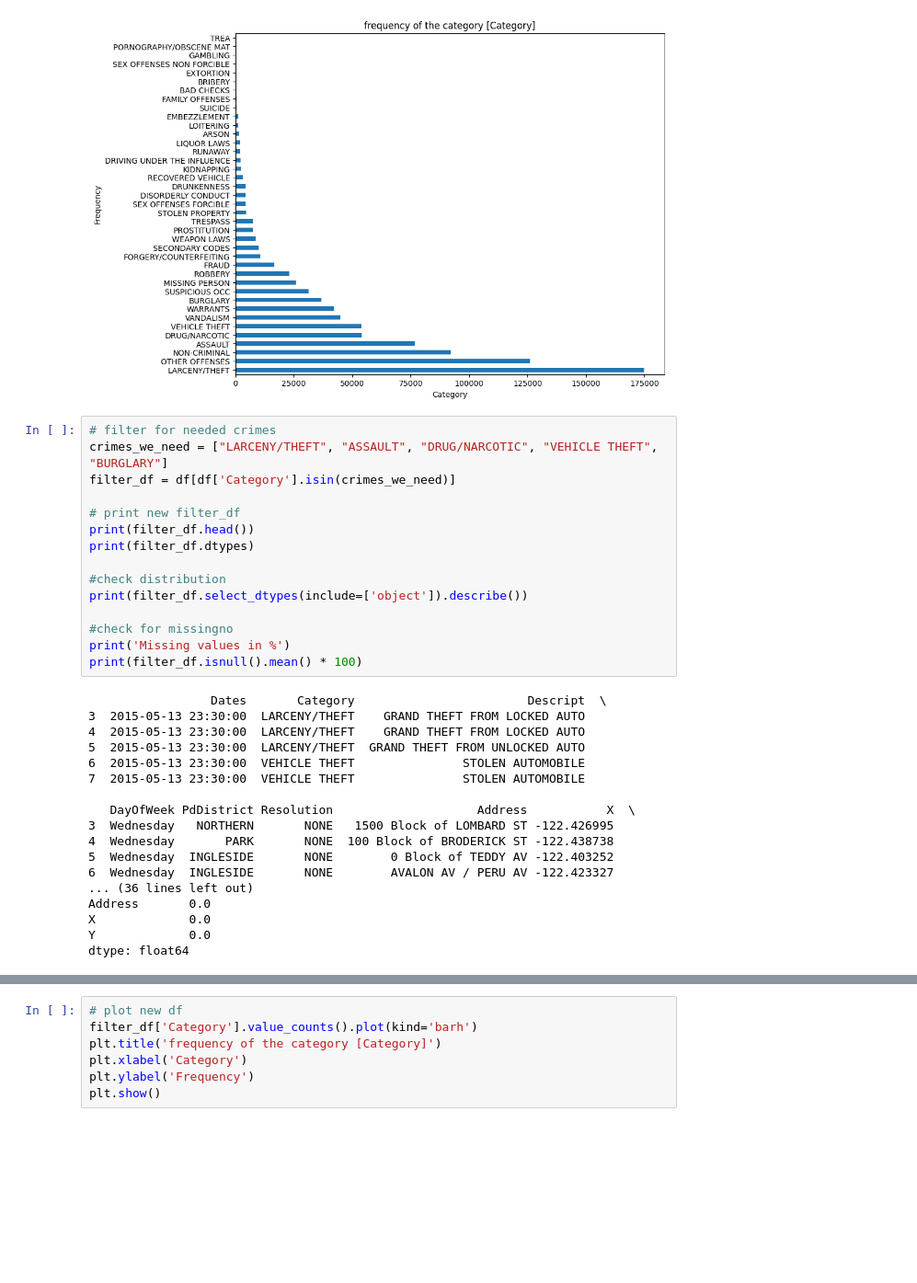
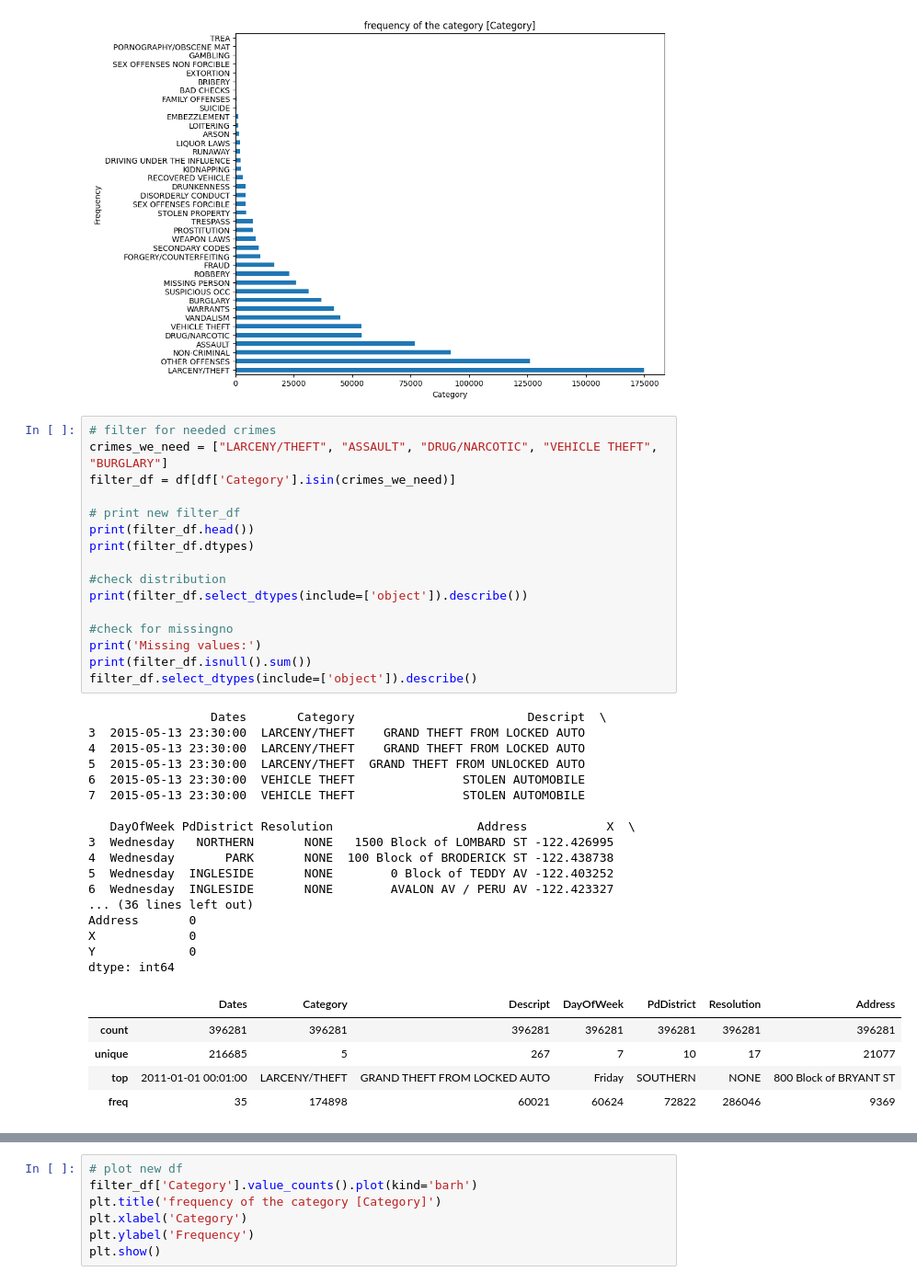
Before and after one commit to HassanAlhawari1998/SF-CrimePredict, a Jupyter notebook: Data_Preprocessing.ipynb, the cells around one changed output, grey strips where cells are left out. Shown: that part at 92% size. Cells and saved outputs as stored; diff of their text form; blank space fills up the shorter version.

```diff
--- a/Data_Preprocessing.ipynb
+++ b/Data_Preprocessing.ipynb
@@ -95,33 +95,39 @@ plt.show()
 # %%
 # filter for needed crimes
 crimes_we_need = ["LARCENY/THEFT", "ASSAULT", "DRUG/NARCOTIC", "VEHICLE THEFT", "BURGLARY"]
 filter_df = df[df['Category'].isin(crimes_we_need)]
 
 # print new filter_df
 print(filter_df.head())
 print(filter_df.dtypes)
 
 #check distribution
 print(filter_df.select_dtypes(include=['object']).describe())
 
 #check for missingno
-print('Missing values in %')
-print(filter_df.isnull().mean() * 100)
+print('Missing values:')
+print(filter_df.isnull().sum())
+filter_df.select_dtypes(include=['object']).describe()
 # %% [output]
                  Dates       Category                        Descript  \
 3  2015-05-13 23:30:00  LARCENY/THEFT    GRAND THEFT FROM LOCKED AUTO
 4  2015-05-13 23:30:00  LARCENY/THEFT    GRAND THEFT FROM LOCKED AUTO
 5  2015-05-13 23:30:00  LARCENY/THEFT  GRAND THEFT FROM UNLOCKED AUTO
 6  2015-05-13 23:30:00  VEHICLE THEFT               STOLEN AUTOMOBILE
 7  2015-05-13 23:30:00  VEHICLE THEFT               STOLEN AUTOMOBILE
 
    DayOfWeek PdDistrict Resolution                    Address           X  \
 3  Wednesday   NORTHERN       NONE   1500 Block of LOMBARD ST -122.426995
 4  Wednesday       PARK       NONE  100 Block of BRODERICK ST -122.438738
 5  Wednesday  INGLESIDE       NONE        0 Block of TEDDY AV -122.403252
 6  Wednesday  INGLESIDE       NONE        AVALON AV / PERU AV -122.423327
 ... (36 lines left out)
-Address       0.0
-X             0.0
-Y             0.0
-dtype: float64
+Address       0
+X             0
+Y             0
+dtype: int64
+|  | Dates | Category | Descript | DayOfWeek | PdDistrict | Resolution | Address |
+| count | 396281 | 396281 | 396281 | 396281 | 396281 | 396281 | 396281 |
+| unique | 216685 | 5 | 267 | 7 | 10 | 17 | 21077 |
+| top | 2011-01-01 00:01:00 | LARCENY/THEFT | GRAND THEFT FROM LOCKED AUTO | Friday | SOUTHERN | NONE | 800 Block of BRYANT ST |
+| freq | 35 | 174898 | 60021 | 60624 | 72822 | 286046 | 9369 |
```
Also changed, not shown: parts of 3 cells of this notebook.
